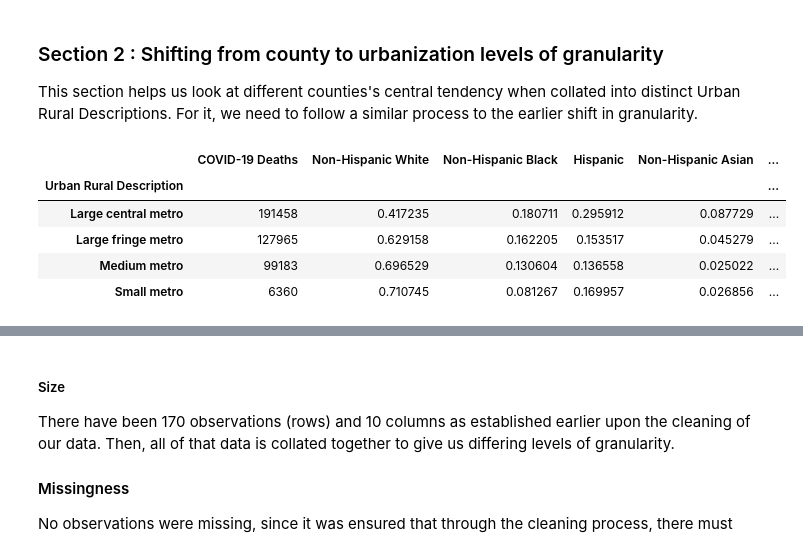
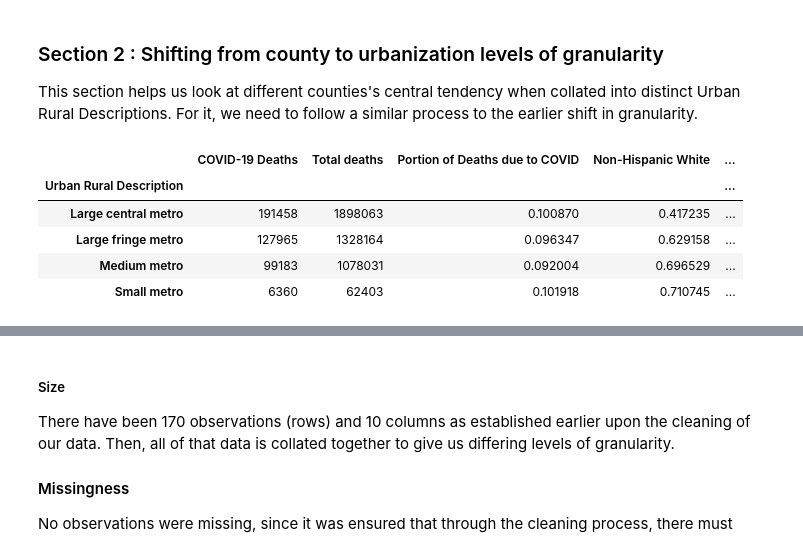
Before and after one commit to kshtwr/COVID-Mortality-Rate-in-Diverse-Cities, a Jupyter notebook: EDACheckpoint_Group116_WI24.ipynb, the cells around one changed output, grey strips where cells are left out. Cells and saved outputs as stored; diff of their text form; code cells hidden in the pictures.

```diff
--- a/EDACheckpoint_Group116_WI24.ipynb
+++ b/EDACheckpoint_Group116_WI24.ipynb
@@ -108,10 +108,10 @@ df.reset_index(drop=True, inplace=True)
 df['Non-White, Non-Black, Non-Hispanic, Non-Asian'] = 1 - df['Non-Hispanic White'] - df['Non-Hispanic Black'] - df['Hispanic'] - df['Non-Hispanic Asian']
 # %%
 # Drop unnecessary columns, Remember Data is from 01/01/2020 to 09/23/2023
-df = df.drop(['Data as of', 'Total deaths', 'Start Date', 'End Date', 'Urban Rural Code', 'FIPS State', 'FIPS Code','FIPS County', 'Indicator'], axis=1)
+df = df.drop(['Data as of', 'Start Date', 'End Date', 'Urban Rural Code', 'FIPS State', 'FIPS Code','FIPS County', 'Indicator'], axis=1)
 # %%
 # Rearrange the columns to have data arranged in desirable order
-df = df[["State","County Name", "Coast","COVID-19 Deaths","Non-Hispanic White","Non-Hispanic Black", "Hispanic", "Non-Hispanic Asian", "Non-White, Non-Black, Non-Hispanic, Non-Asian", "Non-Hispanic American Indian or Alaska Native","Non-Hispanic Native Hawaiian or Other Pacific Islander","Other","Urban Rural Description","Footnote"]]
+df = df[["State","County Name", "Coast","Total deaths", "COVID-19 Deaths","Non-Hispanic White","Non-Hispanic Black", "Hispanic", "Non-Hispanic Asian", "Non-White, Non-Black, Non-Hispanic, Non-Asian", "Non-Hispanic American Indian or Alaska Native","Non-Hispanic Native Hawaiian or Other Pacific Islander","Other","Urban Rural Description","Footnote"]]
 # %%
 # Because we standardized the ethnicity data above, we decide to remove all data for specific ethnicities which we are not observing and only keep the ones that we described above.
 df = df.drop(['Non-Hispanic American Indian or Alaska Native','Non-Hispanic Native Hawaiian or Other Pacific Islander', 'Other', 'Footnote'], axis=1)
@@ -140,0 +143,3 @@ Before we delve into the EDA, it is important to note that our data comprises of
+# %%
+df.insert(5, "Portion of Deaths due to COVID", df["COVID-19 Deaths"] / df["Total deaths"])
+df.head()
@@ -177,21 +201,28 @@ location_df.head()
 This section helps us look at different counties's central tendency when collated into distinct Urban Rural Descriptions. For it, we need to follow a similar process to the earlier shift in granularity.
 # %%
 urban_deaths = df.groupby('Urban Rural Description').agg({'COVID-19 Deaths': 'sum'})
+urban_total_deaths = df.groupby('Urban Rural Description').agg({'Total deaths': 'sum'})
+
 race_columns = ['Non-Hispanic White', 'Non-Hispanic Black', 'Hispanic', 'Non-Hispanic Asian', 'Non-White, Non-Black, Non-Hispanic, Non-Asian']
 race_deaths = pd.DataFrame()
 for col in race_columns:
     race_deaths[col] = df[col] * df['COVID-19 Deaths']
 urban_race_deaths = race_deaths.groupby(df['Urban Rural Description']).sum()
 urban_death_proportions = urban_race_deaths.div(urban_deaths['COVID-19 Deaths'], axis=0)
 urban_df = pd.concat([urban_deaths, urban_death_proportions], axis=1)
 
+urban_df.insert(1, 'Total deaths', urban_total_deaths['Total deaths'])
+urban_df.insert(2, 'Portion of Deaths due to COVID', urban_deaths['COVID-19 Deaths']/urban_total_deaths['Total deaths'])
+
+
+
 urban_mean = pd.DataFrame(urban_df[race_columns].mean())
 
 urban_df.head()
 # %% [output]
-|  | COVID-19 Deaths | Non-Hispanic White | Non-Hispanic Black | Hispanic | Non-Hispanic Asian | ... |
-| Urban Rural Description |  |  |  |  |  | ... |
-| Large central metro | 191458 | 0.417235 | 0.180711 | 0.295912 | 0.087729 | ... |
-| Large fringe metro | 127965 | 0.629158 | 0.162205 | 0.153517 | 0.045279 | ... |
-| Medium metro | 99183 | 0.696529 | 0.130604 | 0.136558 | 0.025022 | ... |
-| Small metro | 6360 | 0.710745 | 0.081267 | 0.169957 | 0.026856 | ... |
+|  | COVID-19 Deaths | Total deaths | Portion of Deaths due to COVID | Non-Hispanic White | ... |
+| Urban Rural Description |  |  |  |  | ... |
+| Large central metro | 191458 | 1898063 | 0.100870 | 0.417235 | ... |
+| Large fringe metro | 127965 | 1328164 | 0.096347 | 0.629158 | ... |
+| Medium metro | 99183 | 1078031 | 0.092004 | 0.696529 | ... |
+| Small metro | 6360 | 62403 | 0.101918 | 0.710745 | ... |
```
Also changed, not shown: parts of 18 cells of this notebook.
